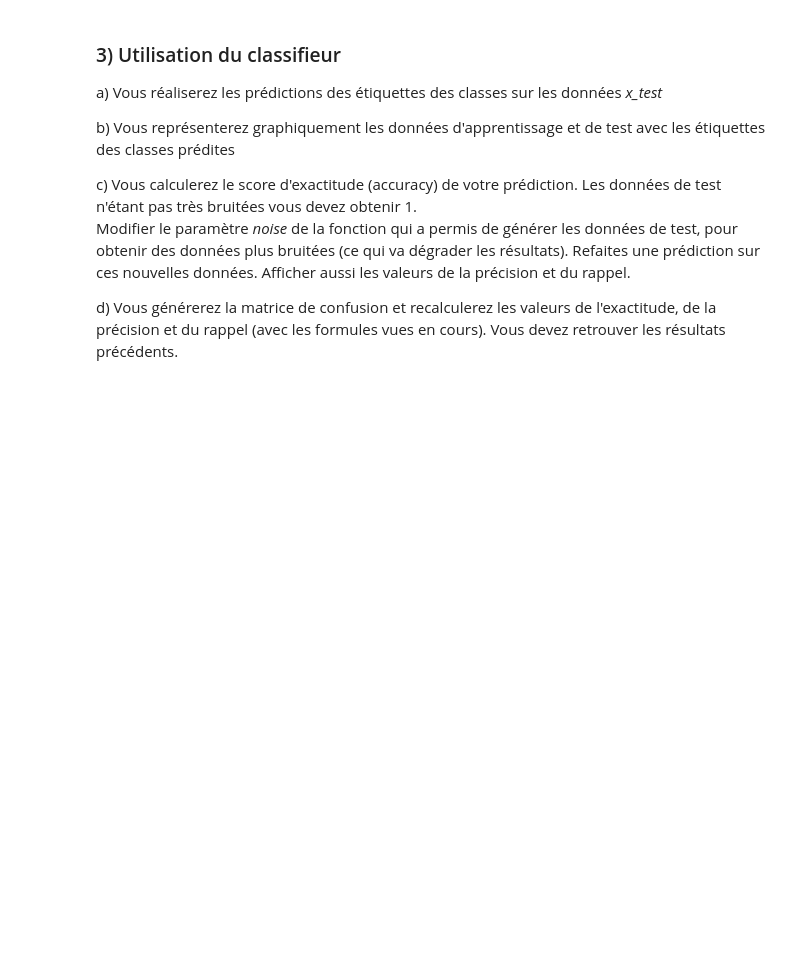
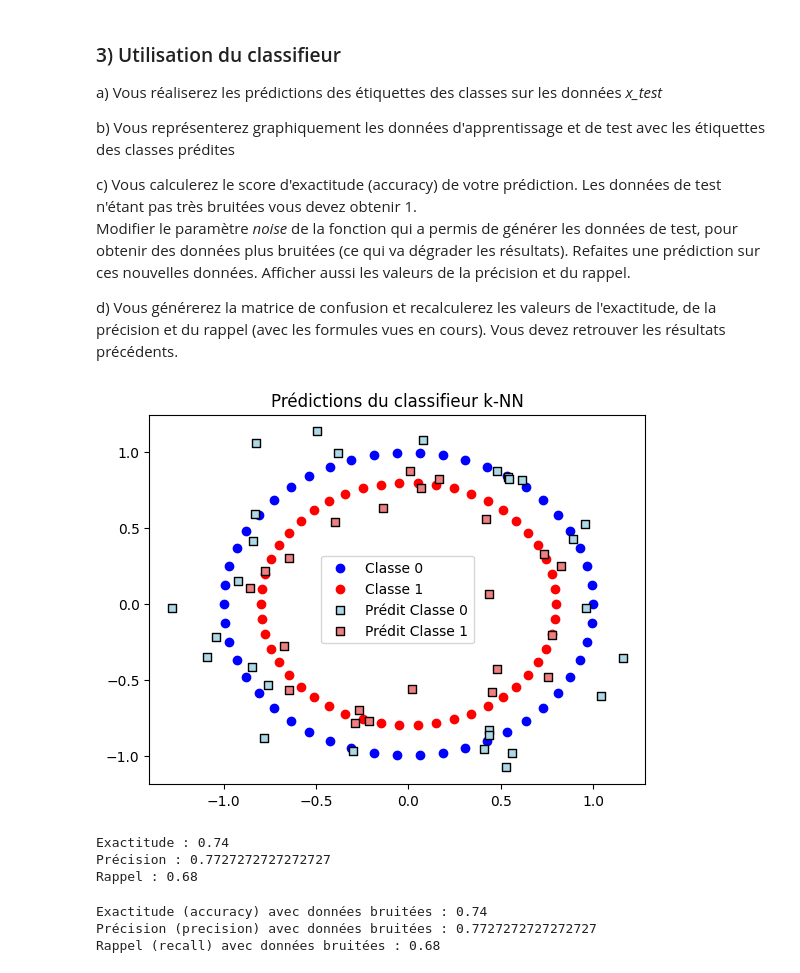
Before and after one commit to helldeal/IUT3, a Jupyter notebook: Modelisation-Maths/TD2/knn_td2_version_base.ipynb, the cells around one changed output. Saved outputs shown, nothing was run; the diff lists cells and outputs as text; code cells hidden in the pictures; blank space fills up the shorter version.

```diff
--- a/Modelisation-Maths/TD2/knn_td2_version_base.ipynb
+++ b/Modelisation-Maths/TD2/knn_td2_version_base.ipynb
@@ -121,0 +150,50 @@ d) Vous générerez la matrice de confusion et recalculerez les valeurs de l'exa
+# %%
+knn_model = KnnClassifieur(k=3, x_train=x_train, y_train=y_train)
+etiquettes_predites = knn_model.predict(x_test)
+# %%
+plt.scatter(x_train[y_train == 0][:, 0], x_train[y_train == 0][:, 1], c='blue', label='Classe 0')
+plt.scatter(x_train[y_train == 1][:, 0], x_train[y_train == 1][:, 1], c='red', label='Classe 1')
+
+plt.scatter(x_test[etiquettes_predites == 0][:, 0], x_test[etiquettes_predites == 0][:, 1], c='lightblue', marker='s', edgecolors='black', label='Prédit Classe 0')
+plt.scatter(x_test[etiquettes_predites == 1][:, 0], x_test[etiquettes_predites == 1][:, 1], c='lightcoral', marker='s', edgecolors='black', label='Prédit Classe 1')
+
+plt.title('Prédictions du classifieur k-NN')
+plt.legend()
+plt.show()
+# %% [output]
+[figure, added]
+# %%
+from sklearn.metrics import precision_score, recall_score
+
+
+accuracy = accuracy_score(y_test, etiquettes_predites)
+print(f'Exactitude : {accuracy}')
+
+
+precision = precision_score(y_test, etiquettes_predites)
+recall = recall_score(y_test, etiquettes_predites)
+
+print(f'Précision : {precision}')
+print(f'Rappel : {recall}')
+# %% [output]
+Exactitude : 0.74
+Précision : 0.7727272727272727
+Rappel : 0.68
+# %%
+from sklearn.metrics import confusion_matrix
+
+
+conf_matrix = confusion_matrix(y_test, etiquettes_predites)
+tn, fp, fn, tp = conf_matrix.ravel()
+
+accuracy_noisy = (tp + tn) / (tp + tn + fp + fn)
+precision_noisy = tp / (tp + fp)
+recall_noisy = tp / (tp + fn)
+
+print(f'Exactitude (accuracy) avec données bruitées : {accuracy_noisy}')
+print(f'Précision (precision) avec données bruitées : {precision_noisy}')
+print(f'Rappel (recall) avec données bruitées : {recall_noisy}')
+# %% [output]
+Exactitude (accuracy) avec données bruitées : 0.74
+Précision (precision) avec données bruitées : 0.7727272727272727
+Rappel (recall) avec données bruitées : 0.68
```
Also changed, not shown: parts of 8 cells of this notebook.
